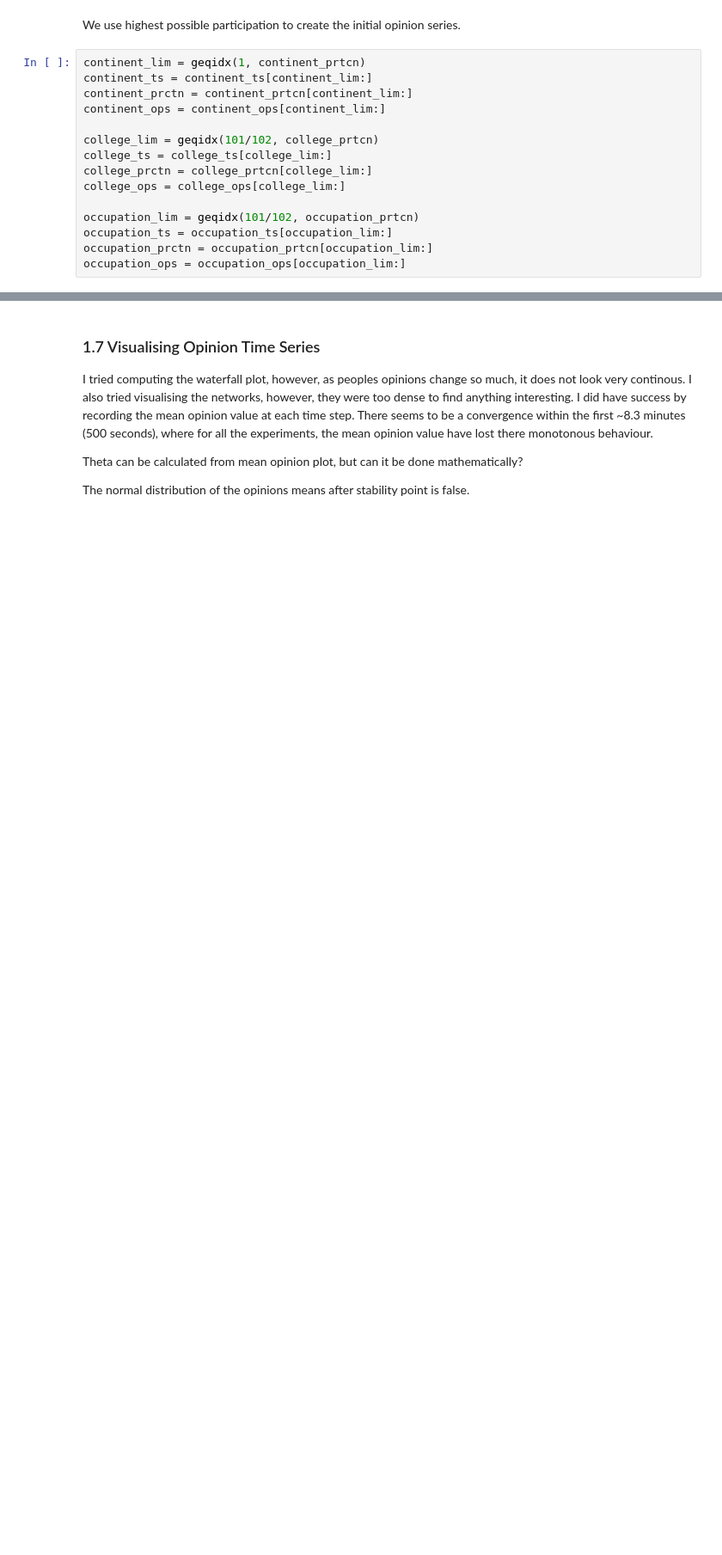
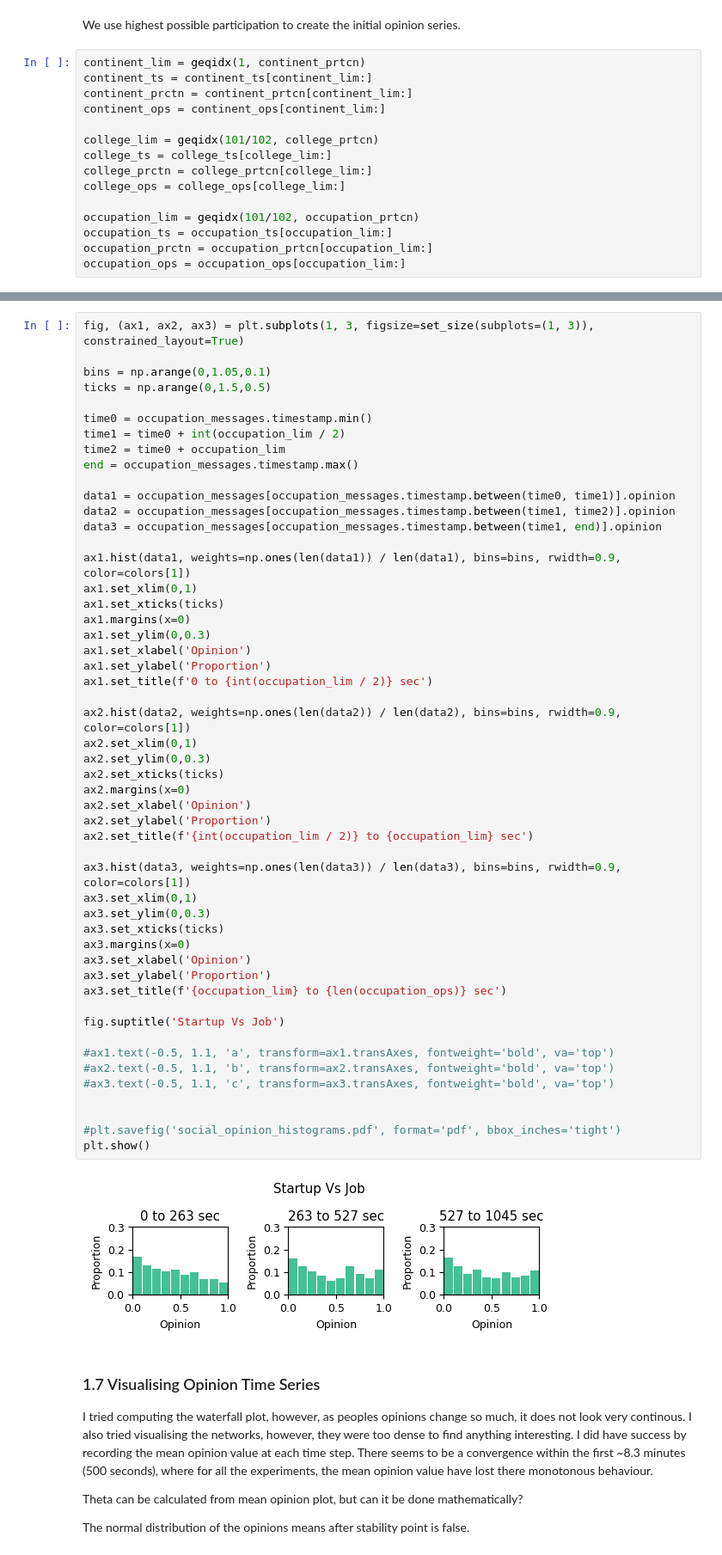
Before and after one commit to J0HNN7G/politic-polar-epsrc, a Jupyter notebook: exploration.ipynb, the cells around one changed output, grey strips where cells are left out. Shown: that part at 86% size. Drawn from its saved outputs; the diff is of its cells as text; blank space fills up the shorter version.

```diff
--- a/exploration.ipynb
+++ b/exploration.ipynb
@@ -494,3 +547,56 @@ plt.show()
+# %%
+fig, (ax1, ax2, ax3) = plt.subplots(1, 3, figsize=set_size(subplots=(1, 3)), constrained_layout=True)
+
+bins = np.arange(0,1.05,0.1)
+ticks = np.arange(0,1.5,0.5)
+
+time0 = occupation_messages.timestamp.min()
+time1 = time0 + int(occupation_lim / 2)
+time2 = time0 + occupation_lim
+end = occupation_messages.timestamp.max()
+
+data1 = occupation_messages[occupation_messages.timestamp.between(time0, time1)].opinion
+data2 = occupation_messages[occupation_messages.timestamp.between(time1, time2)].opinion
+data3 = occupation_messages[occupation_messages.timestamp.between(time1, end)].opinion
+
+ax1.hist(data1, weights=np.ones(len(data1)) / len(data1), bins=bins, rwidth=0.9, color=colors[1])
+ax1.set_xlim(0,1)
+ax1.set_xticks(ticks)
+ax1.margins(x=0)
+ax1.set_ylim(0,0.3)
+ax1.set_xlabel('Opinion')
+ax1.set_ylabel('Proportion')
+ax1.set_title(f'0 to {int(occupation_lim / 2)} sec')
+
+ax2.hist(data2, weights=np.ones(len(data2)) / len(data2), bins=bins, rwidth=0.9, color=colors[1])
+ax2.set_xlim(0,1)
+ax2.set_ylim(0,0.3)
+ax2.set_xticks(ticks)
+ax2.margins(x=0)
+ax2.set_xlabel('Opinion')
+ax2.set_ylabel('Proportion')
+ax2.set_title(f'{int(occupation_lim / 2)} to {occupation_lim} sec')
+
+ax3.hist(data3, weights=np.ones(len(data3)) / len(data3), bins=bins, rwidth=0.9, color=colors[1])
+ax3.set_xlim(0,1)
+ax3.set_ylim(0,0.3)
+ax3.set_xticks(ticks)
+ax3.margins(x=0)
+ax3.set_xlabel('Opinion')
+ax3.set_ylabel('Proportion')
+ax3.set_title(f'{occupation_lim} to {len(occupation_ops)} sec')
+
+fig.suptitle('Startup Vs Job')
+
+#ax1.text(-0.5, 1.1, 'a', transform=ax1.transAxes, fontweight='bold', va='top')
+#ax2.text(-0.5, 1.1, 'b', transform=ax2.transAxes, fontweight='bold', va='top')
+#ax3.text(-0.5, 1.1, 'c', transform=ax3.transAxes, fontweight='bold', va='top')
+
+
+#plt.savefig('social_opinion_histograms.pdf', format='pdf', bbox_inches='tight')
+plt.show()
+# %% [output]
+[figure, added]
 # %% [markdown]
 ### 1.7 Visualising Opinion Time Series
 
```
Also changed, not shown: parts of 12 cells of this notebook.
